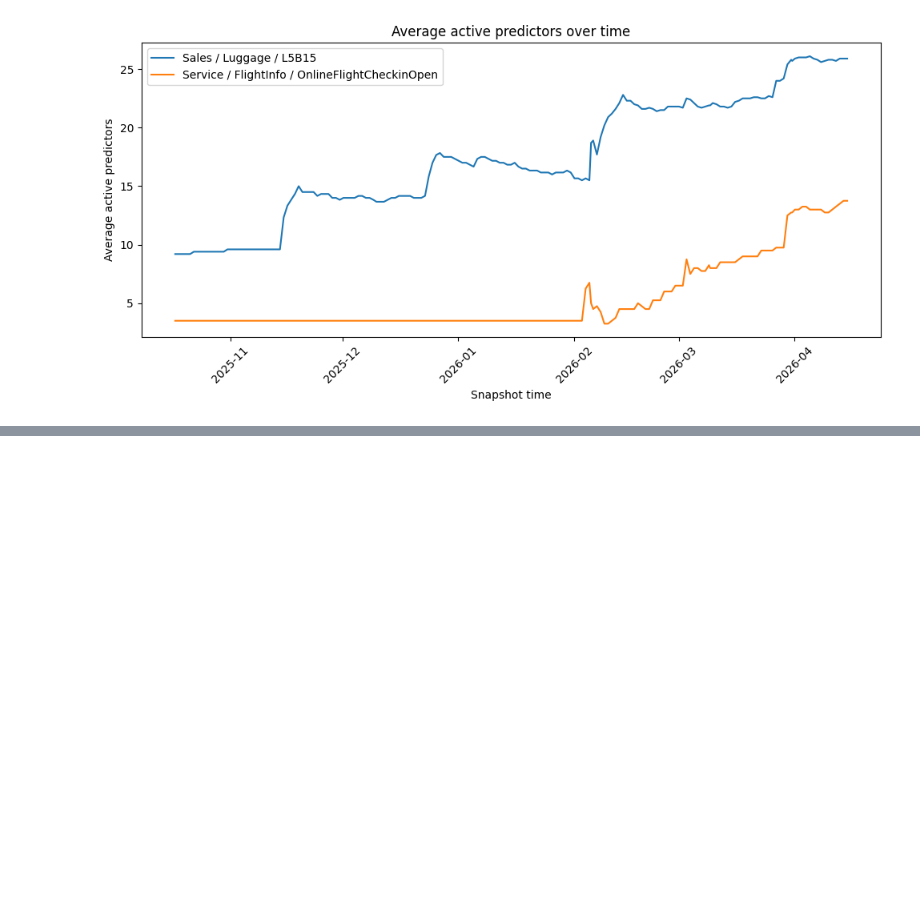
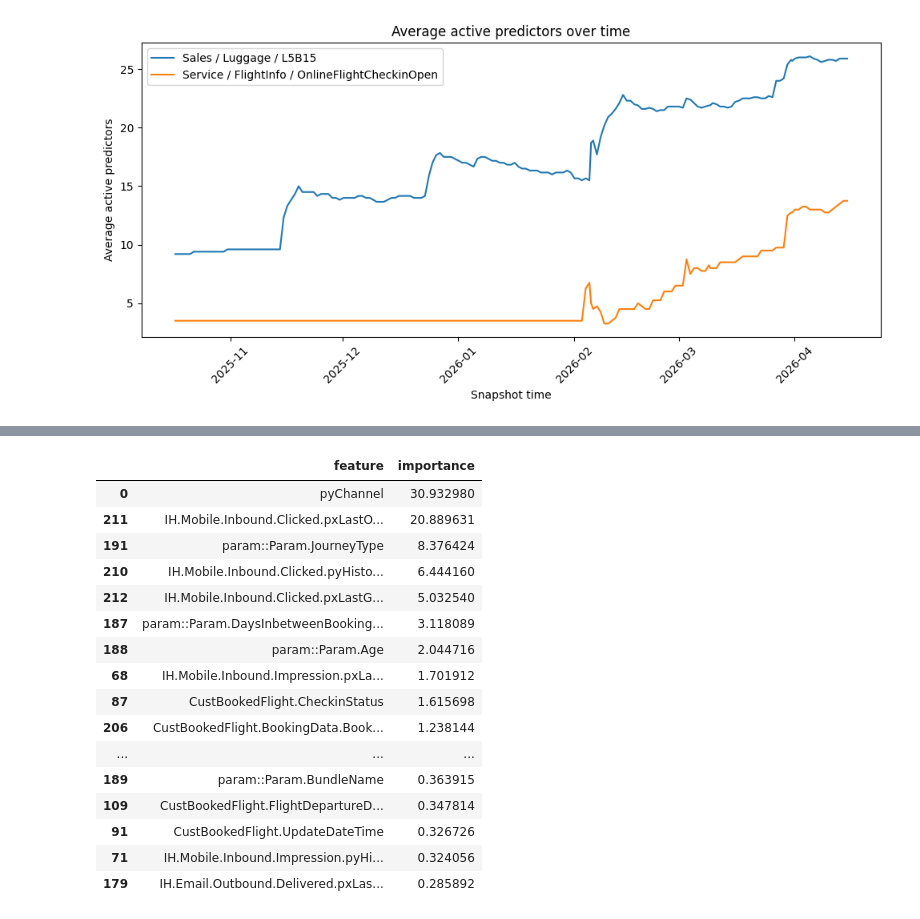
Before and after one commit to bosnbos/xai-fidelity-benchmark, a Jupyter notebook: notebooks/archive/exploration_original.ipynb, the cells around one changed output, grey strips where cells are left out. Drawn from its saved outputs; the diff is of its cells as text; code cells hidden in the pictures; blank space fills up the shorter version.

```diff
--- a/notebooks/exploration.ipynb
+++ b/notebooks/archive/exploration_original.ipynb
@@ -689,0 +1111,26 @@ plt.show()
+# %%
+### 7.6 Feature Importance from Surrogate
+fi = pd.DataFrame({
+    "feature": X_train.columns,
+    "importance": model.get_feature_importance()
+}).sort_values("importance", ascending=False)
+
+fi.head(30)
+# %% [output]
+|  | feature | importance |
+| 0 | pyChannel | 30.932980 |
+| 211 | IH.Mobile.Inbound.Clicked.pxLastO... | 20.889631 |
+| 191 | param::Param.JourneyType | 8.376424 |
+| 210 | IH.Mobile.Inbound.Clicked.pyHisto... | 6.444160 |
+| 212 | IH.Mobile.Inbound.Clicked.pxLastG... | 5.032540 |
+| 187 | param::Param.DaysInbetweenBooking... | 3.118089 |
+| 188 | param::Param.Age | 2.044716 |
+| 68 | IH.Mobile.Inbound.Impression.pxLa... | 1.701912 |
+| 87 | CustBookedFlight.CheckinStatus | 1.615698 |
+| 206 | CustBookedFlight.BookingData.Book... | 1.238144 |
+| ... | ... | ... |
+| 189 | param::Param.BundleName | 0.363915 |
+| 109 | CustBookedFlight.FlightDepartureD... | 0.347814 |
+| 91 | CustBookedFlight.UpdateDateTime | 0.326726 |
+| 71 | IH.Mobile.Inbound.Impression.pyHi... | 0.324056 |
+| 179 | IH.Email.Outbound.Delivered.pxLas... | 0.285892 |
```
Also changed, not shown: parts of 52 cells of this notebook, 10 other files.
